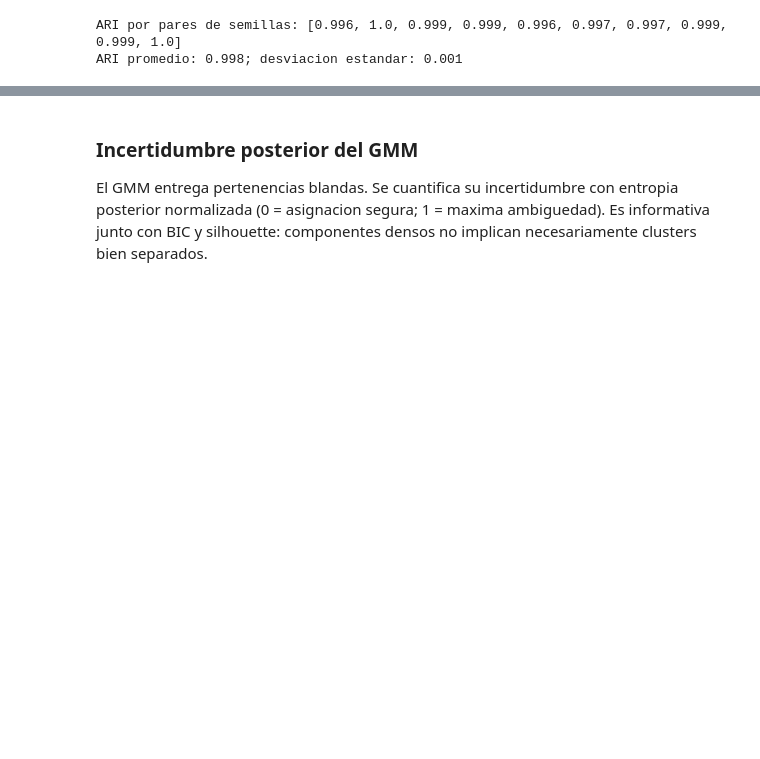
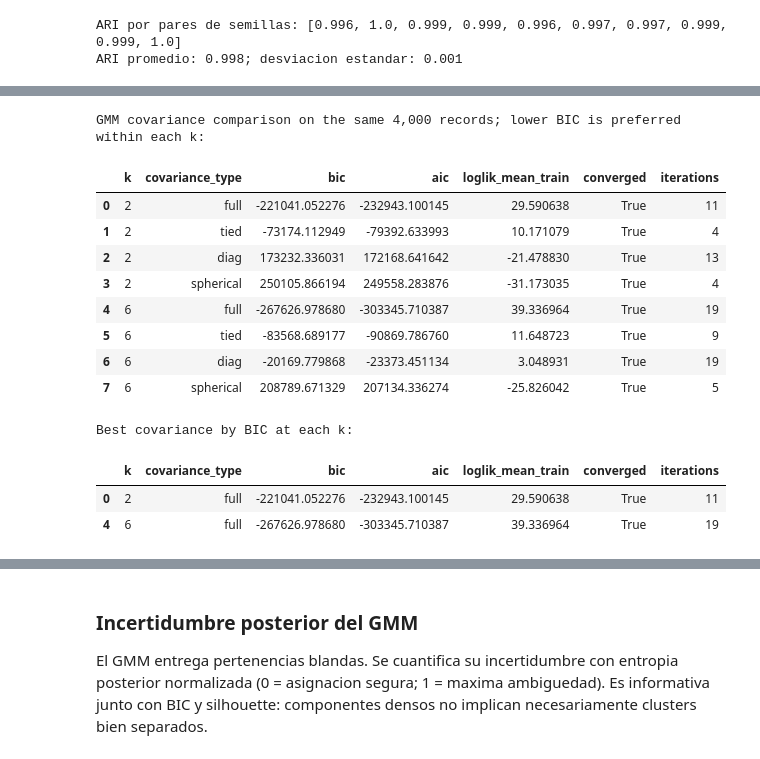
Before and after one commit to s-arbelaez/dataco_supply_chain_project, a Jupyter notebook: DataCo_Supply_Chain_Proyecto_No_Supervisado.ipynb, the cells around one changed output, grey strips where cells are left out. Cells and saved outputs as stored; diff of their text form; code cells hidden in the pictures; blank space fills up the shorter version.

```diff
--- a/DataCo_Supply_Chain_Proyecto_No_Supervisado.ipynb
+++ b/DataCo_Supply_Chain_Proyecto_No_Supervisado.ipynb
@@ -532,0 +596,38 @@ comparison
+# %%
+cov_rng = np.random.default_rng(SEED + 99)
+cov_positions = cov_rng.choice(len(X_train), size=min(4_000, len(X_train)), replace=False)
+X_cov = X_train[cov_positions]
+covariance_rows = []
+for components in [2, 6]:
+    for covariance in ["full", "tied", "diag", "spherical"]:
+        candidate = GaussianMixture(
+            n_components=components, covariance_type=covariance, init_params="kmeans",
+            n_init=1, max_iter=100, tol=1e-3, reg_covar=1e-4,
+            random_state=SEED,
+        ).fit(X_cov)
+        covariance_rows.append({
+            "k": components, "covariance_type": covariance,
+            "bic": candidate.bic(X_cov), "aic": candidate.aic(X_cov),
+            "loglik_mean_train": candidate.score(X_cov),
+            "converged": candidate.converged_, "iterations": candidate.n_iter_,
+        })
+covariance_comparison = pd.DataFrame(covariance_rows).sort_values(["k", "bic"])
+print("GMM covariance comparison on the same 4,000 records; lower BIC is preferred within each k:")
+display(covariance_comparison)
+print("Best covariance by BIC at each k:")
+display(covariance_comparison.loc[covariance_comparison.groupby("k")["bic"].idxmin()])
+# %% [output]
+GMM covariance comparison on the same 4,000 records; lower BIC is preferred within each k:
+|  | k | covariance_type | bic | aic | loglik_mean_train | converged | iterations |
+| 0 | 2 | full | -221041.052276 | -232943.100145 | 29.590638 | True | 11 |
+| 1 | 2 | tied | -73174.112949 | -79392.633993 | 10.171079 | True | 4 |
+| 2 | 2 | diag | 173232.336031 | 172168.641642 | -21.478830 | True | 13 |
+| 3 | 2 | spherical | 250105.866194 | 249558.283876 | -31.173035 | True | 4 |
+| 4 | 6 | full | -267626.978680 | -303345.710387 | 39.336964 | True | 19 |
+| 5 | 6 | tied | -83568.689177 | -90869.786760 | 11.648723 | True | 9 |
+| 6 | 6 | diag | -20169.779868 | -23373.451134 | 3.048931 | True | 19 |
+| 7 | 6 | spherical | 208789.671329 | 207134.336274 | -25.826042 | True | 5 |
+Best covariance by BIC at each k:
+|  | k | covariance_type | bic | aic | loglik_mean_train | converged | iterations |
+| 0 | 2 | full | -221041.052276 | -232943.100145 | 29.590638 | True | 11 |
+| 4 | 6 | full | -267626.978680 | -303345.710387 | 39.336964 | True | 19 |
```
Also changed, not shown: parts of 20 cells of this notebook.
